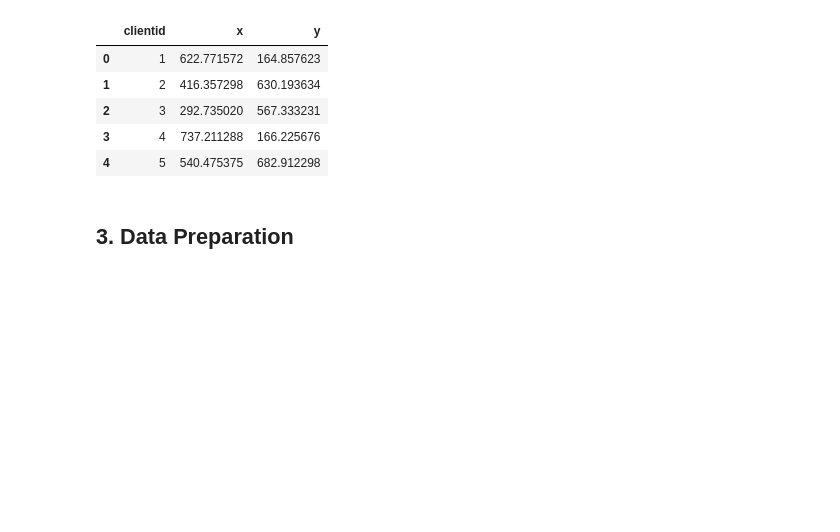
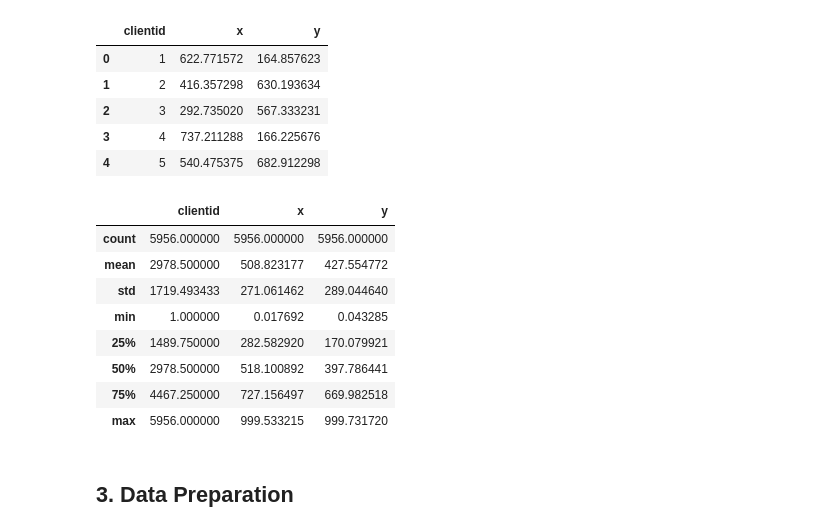
Before and after one commit to GeorgiiAf/machine_learning_assignments, a Jupyter notebook: assingnment5.ipynb, the cells around one changed output. Saved outputs shown, nothing was run; the diff lists cells and outputs as text; code cells hidden in the pictures; blank space fills up the shorter version.

```diff
--- a/assingnment5.ipynb
+++ b/assingnment5.ipynb
@@ -20,6 +20,18 @@ df.head()
 | 2 | 3 | 292.735020 | 567.333231 |
 | 3 | 4 | 737.211288 | 166.225676 |
 | 4 | 5 | 540.475375 | 682.912298 |
+# %%
+df.describe()
+# %% [output]
+|  | clientid | x | y |
+| count | 5956.000000 | 5956.000000 | 5956.000000 |
+| mean | 2978.500000 | 508.823177 | 427.554772 |
+| std | 1719.493433 | 271.061462 | 289.044640 |
+| min | 1.000000 | 0.017692 | 0.043285 |
+| 25% | 1489.750000 | 282.582920 | 170.079921 |
+| 50% | 2978.500000 | 518.100892 | 397.786441 |
+| 75% | 4467.250000 | 727.156497 | 669.982518 |
+| max | 5956.000000 | 999.533215 | 999.731720 |
 # %% [markdown]
 ## 3. Data Preparation
 # %% [markdown]
```
